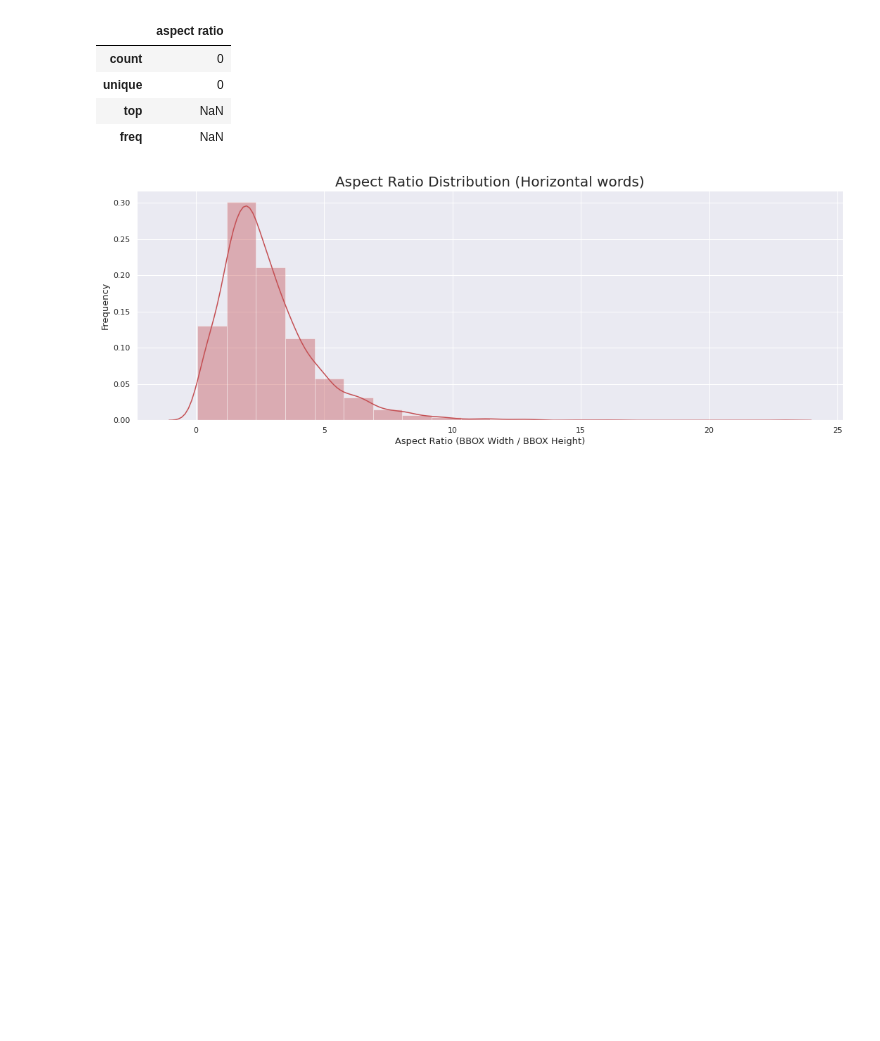
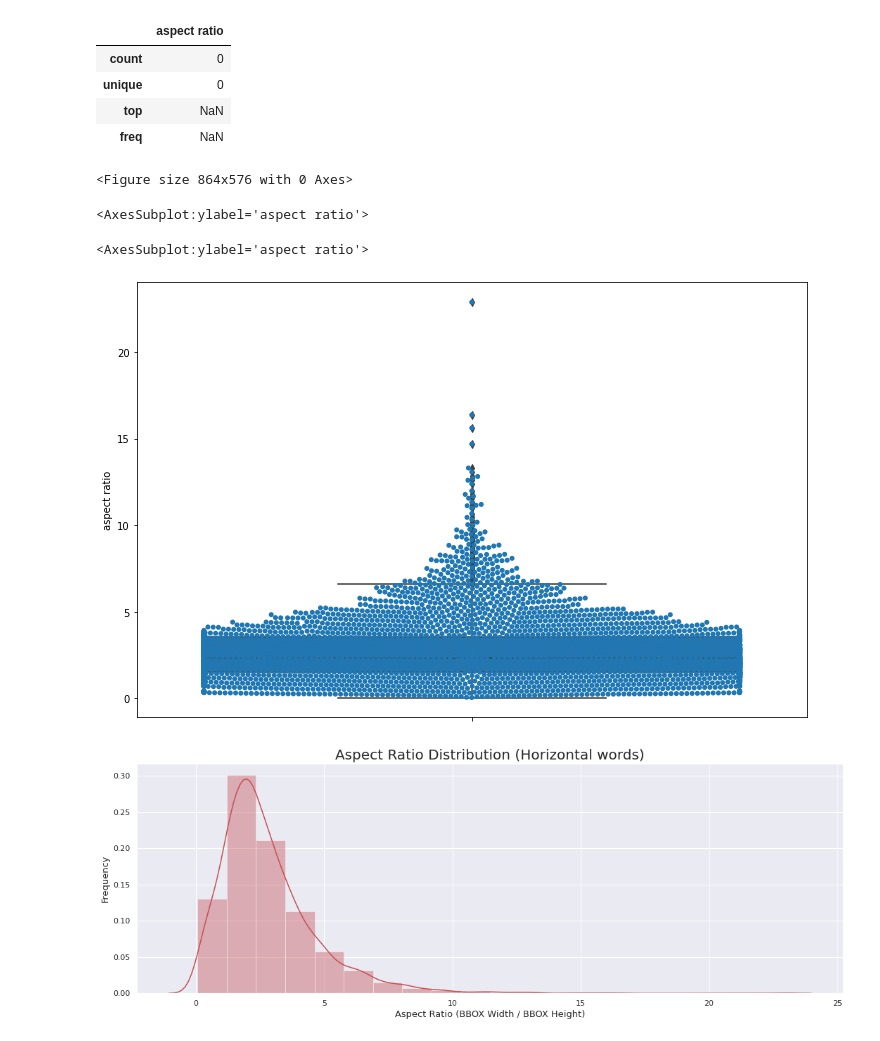
Before and after one commit to boostcampaitech3/level2-data-annotation_cv-level2-cv-01, a Jupyter notebook: OCR_EDA.ipynb, the cells around one changed output. Saved outputs shown, nothing was run; the diff lists cells and outputs as text; code cells hidden in the pictures; blank space fills up the shorter version.

```diff
--- a/OCR_EDA.ipynb
+++ b/OCR_EDA.ipynb
@@ -367,6 +421,15 @@ pd.DataFrame(ver_aspect_ratio, columns=['aspect ratio']).describe()
 | unique | 0 |
 | top | NaN |
 | freq | NaN |
+# %%
+plt.figure(figsize = (12, 8))
+sns.boxplot(data = pd.DataFrame(hor_aspect_ratio, columns=['aspect ratio']), y = 'aspect ratio')
+sns.swarmplot(data = pd.DataFrame(hor_aspect_ratio, columns=['aspect ratio']), y = 'aspect ratio')
+# %% [output]
+<Figure size 864x576 with 0 Axes>
+<AxesSubplot:ylabel='aspect ratio'>
+<AxesSubplot:ylabel='aspect ratio'>
+[figure, added]
 # %%
 # 한 두글자짜리 단어나 숫자의 경우 aspect ratio가 1미만인 경우가 있다
 plot_dist_list(hor_aspect_ratio, bins=20, color='r', xlabel='Aspect Ratio (BBOX Width / BBOX Height)', \
```
Also changed, not shown: parts of 5 cells of this notebook, 1 other file.
